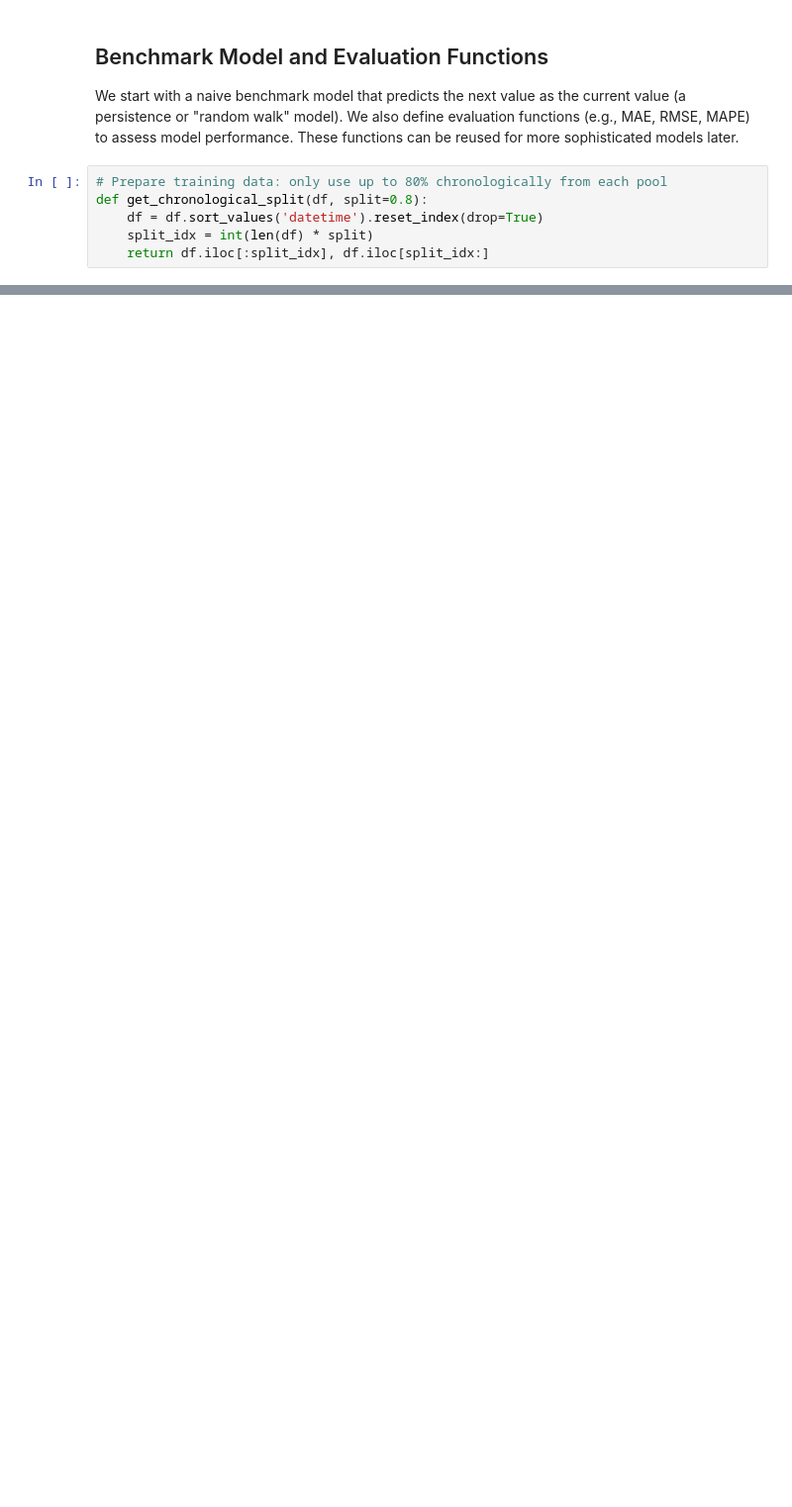
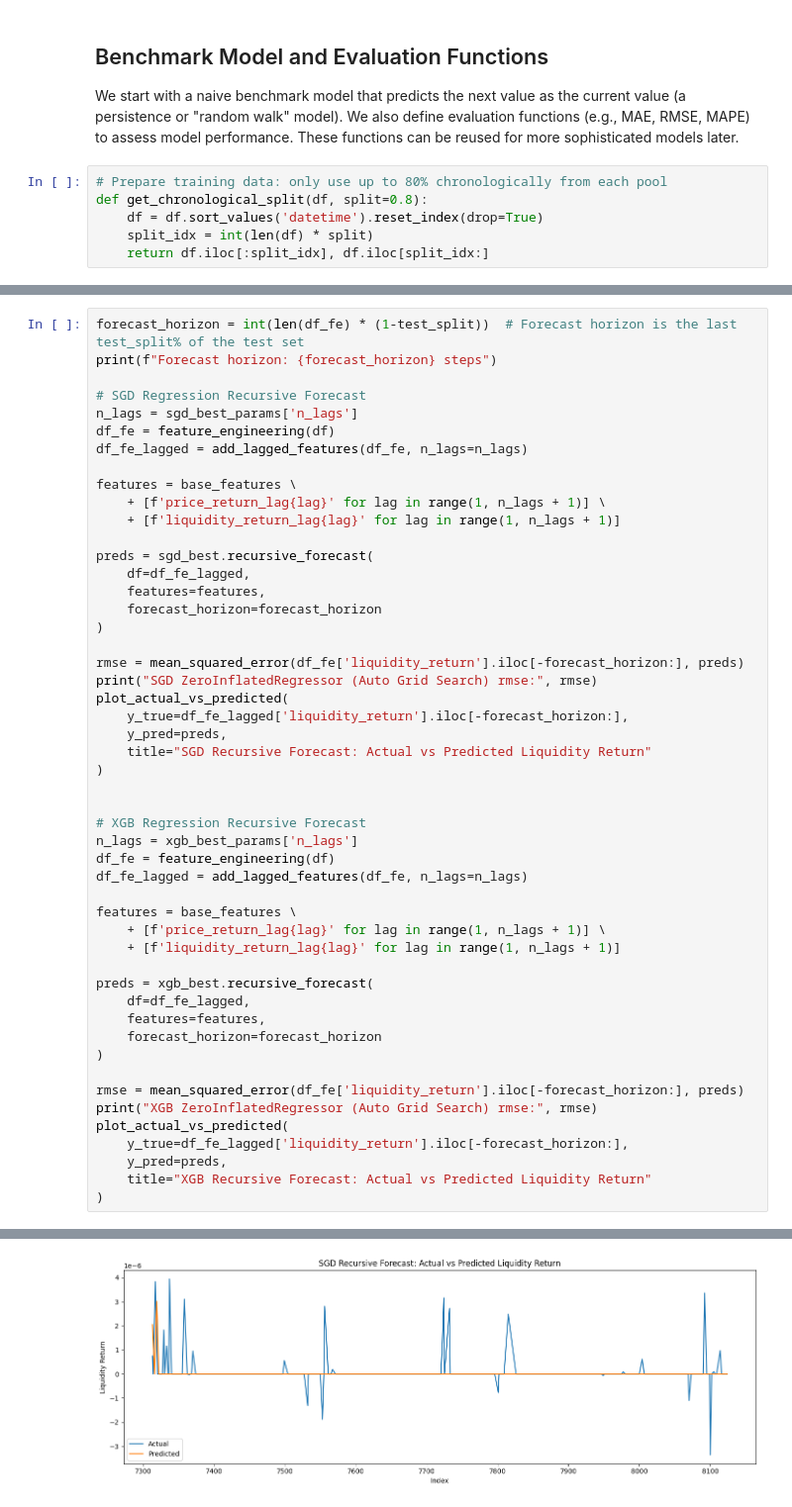
Before and after one commit to janmarxen/amm-risk-lab, a Jupyter notebook: scripts/plv_model_prototype_2.ipynb, the cells around one changed output, grey strips where cells are left out. Shown at 99% size. Drawn from its saved outputs; the diff is of its cells as text; blank space fills up the shorter version.

```diff
--- a/scripts/plv_model_prototype_2.ipynb
+++ b/scripts/plv_model_prototype_2.ipynb
@@ -965,0 +687,51 @@ TypeError: Model.predict() missing 1 required positional argument: 'params'
+# %%
+forecast_horizon = int(len(df_fe) * (1-test_split))  # Forecast horizon is the last test_split% of the test set
+print(f"Forecast horizon: {forecast_horizon} steps")
+
+# SGD Regression Recursive Forecast
+n_lags = sgd_best_params['n_lags']
+df_fe = feature_engineering(df)
+df_fe_lagged = add_lagged_features(df_fe, n_lags=n_lags)
+
+features = base_features \
+    + [f'price_return_lag{lag}' for lag in range(1, n_lags + 1)] \
+    + [f'liquidity_return_lag{lag}' for lag in range(1, n_lags + 1)]
+
+preds = sgd_best.recursive_forecast(
+    df=df_fe_lagged,
+    features=features,
+    forecast_horizon=forecast_horizon
+)
+
+rmse = mean_squared_error(df_fe['liquidity_return'].iloc[-forecast_horizon:], preds)
+print("SGD ZeroInflatedRegressor (Auto Grid Search) rmse:", rmse)
+plot_actual_vs_predicted(
+    y_true=df_fe_lagged['liquidity_return'].iloc[-forecast_horizon:],
+    y_pred=preds,
+    title="SGD Recursive Forecast: Actual vs Predicted Liquidity Return"
+)
+
+
+# XGB Regression Recursive Forecast
+n_lags = xgb_best_params['n_lags']
+df_fe = feature_engineering(df)
+df_fe_lagged = add_lagged_features(df_fe, n_lags=n_lags)
+
+features = base_features \
+    + [f'price_return_lag{lag}' for lag in range(1, n_lags + 1)] \
+    + [f'liquidity_return_lag{lag}' for lag in range(1, n_lags + 1)]
+
+preds = xgb_best.recursive_forecast(
+    df=df_fe_lagged,
+    features=features,
+    forecast_horizon=forecast_horizon
+)
+
+rmse = mean_squared_error(df_fe['liquidity_return'].iloc[-forecast_horizon:], preds)
+print("XGB ZeroInflatedRegressor (Auto Grid Search) rmse:", rmse)
+plot_actual_vs_predicted(
+    y_true=df_fe_lagged['liquidity_return'].iloc[-forecast_horizon:],
+    y_pred=preds,
+    title="XGB Recursive Forecast: Actual vs Predicted Liquidity Return"
+)
+# %% [output]
@@ -965,0 +740 @@ TypeError: Model.predict() missing 1 required positional argument: 'params'
+[figure, added]
```
Also changed, not shown: parts of 19 cells of this notebook, 1 other file.
